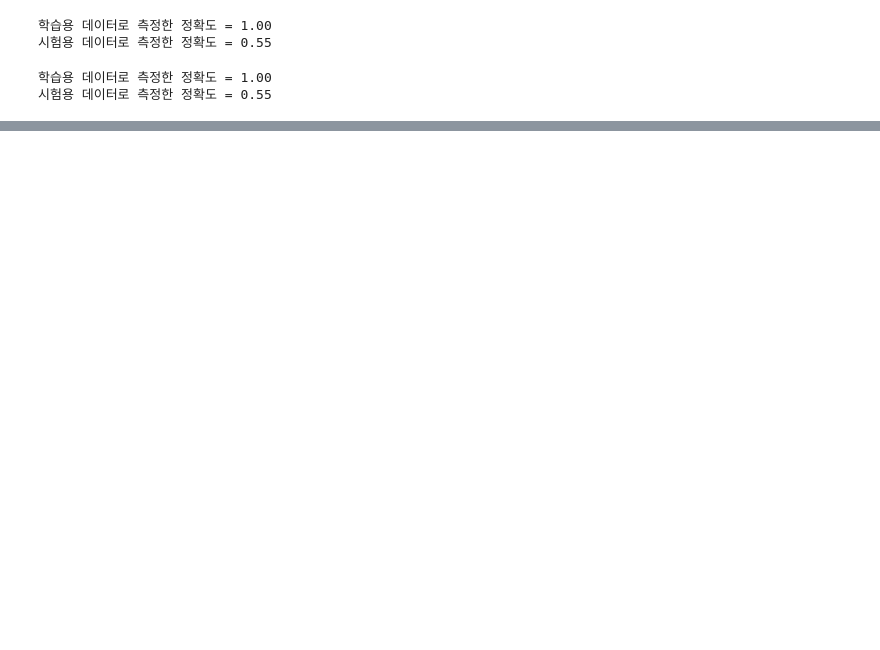
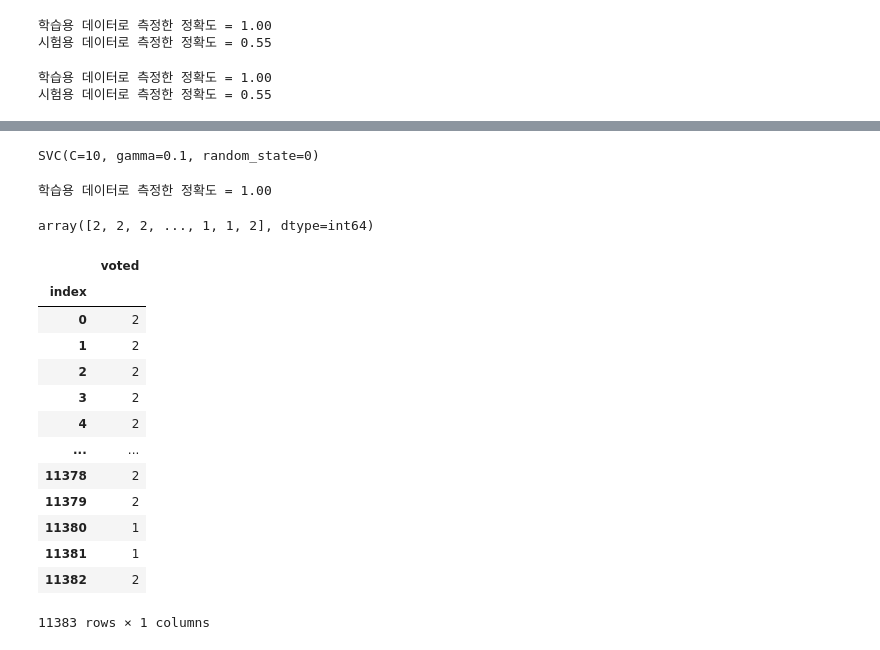
Before and after one commit to castleroad95/voting_psychology, a Jupyter notebook: 투표 심리 Data 분석.ipynb, the cells around one changed output, grey strips where cells are left out. Cells and saved outputs as stored; diff of their text form; code cells hidden in the pictures; blank space fills up the shorter version.

```diff
--- a/투표 심리 Data 분석.ipynb
+++ b/투표 심리 Data 분석.ipynb
@@ -375,0 +577,6 @@ print('시험용 데이터로 측정한 정확도 = %.2f' % svm4.score(testX, te
+# %%
+for a in rd:
+    data_test=data_test.drop(['{}'.format(a)],axis=1)
+
+print(data_test)
+print(data_test.columns)
@@ -375,0 +601,3 @@ print('시험용 데이터로 측정한 정확도 = %.2f' % svm4.score(testX, te
+# %%
+data_test_num=data_test.to_numpy()
+data_test_num
@@ -375,0 +612,35 @@ print('시험용 데이터로 측정한 정확도 = %.2f' % svm4.score(testX, te
+# %%
+svm_real = SVC(kernel='rbf',C=10,gamma=0.1,random_state=0)
+svm_real.fit(data_num, target_num)
+# %% [output]
+SVC(C=10, gamma=0.1, random_state=0)
+# %%
+print('학습용 데이터로 측정한 정확도 = %.2f' % svm_real.score(data_num, target_num))
+# %% [output]
+학습용 데이터로 측정한 정확도 = 1.00
+# %%
+test_pred=svm_real.predict(data_test_num)
+test_pred
+# %% [output]
+array([2, 2, 2, ..., 1, 1, 2], dtype=int64)
+# %%
+test_pred_df=pd.DataFrame(test_pred)
+test_pred_df.columns=['voted']
+test_pred_df['index']=test_pred_df.index
+test_pred_df=test_pred_df.set_index('index')
+test_pred_df
+# %% [output]
+|  | voted |
+| index |  |
+| 0 | 2 |
+| 1 | 2 |
+| 2 | 2 |
+| 3 | 2 |
+| 4 | 2 |
+| ... | ... |
+| 11378 | 2 |
+| 11379 | 2 |
+| 11380 | 1 |
+| 11381 | 1 |
+| 11382 | 2 |
+11383 rows × 1 columns
```
Also changed, not shown: parts of 29 cells of this notebook.
